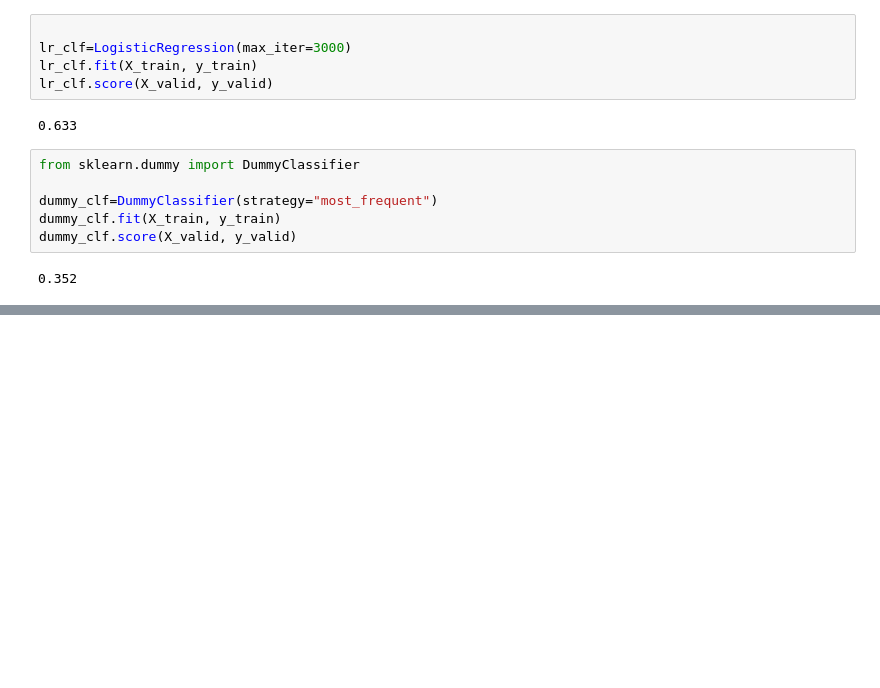
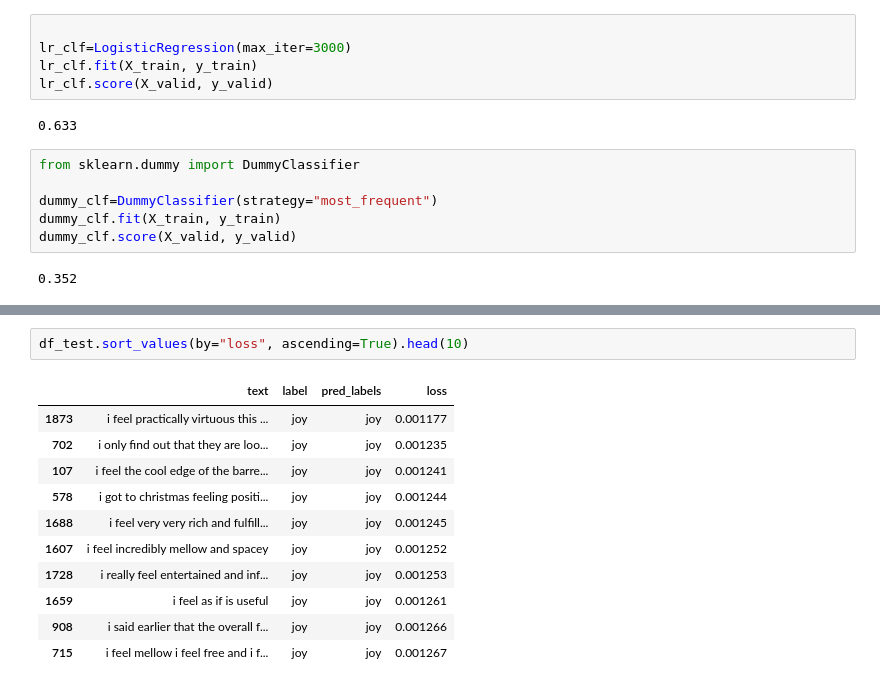
Before and after one commit to vlobaco/Transformers, a Jupyter notebook: Ch2 Text Classification.ipynb, the cells around one changed output, grey strips where cells are left out. Cells and saved outputs as stored; diff of their text form; blank space fills up the shorter version.

```diff
--- a/Ch2 Text Classification.ipynb
+++ b/Ch2 Text Classification.ipynb
@@ -267,0 +403,14 @@ dummy_clf.score(X_valid, y_valid)
+# %%
+df_test.sort_values(by="loss", ascending=True).head(10)
+# %% [output]
+|  | text | label | pred_labels | loss |
+| 1873 | i feel practically virtuous this ... | joy | joy | 0.001177 |
+| 702 | i only find out that they are loo... | joy | joy | 0.001235 |
+| 107 | i feel the cool edge of the barre... | joy | joy | 0.001241 |
+| 578 | i got to christmas feeling positi... | joy | joy | 0.001244 |
+| 1688 | i feel very very rich and fulfill... | joy | joy | 0.001245 |
+| 1607 | i feel incredibly mellow and spacey | joy | joy | 0.001252 |
+| 1728 | i really feel entertained and inf... | joy | joy | 0.001253 |
+| 1659 | i feel as if is useful | joy | joy | 0.001261 |
+| 908 | i said earlier that the overall f... | joy | joy | 0.001266 |
+| 715 | i feel mellow i feel free and i f... | joy | joy | 0.001267 |
```
Also changed, not shown: parts of 13 cells of this notebook, 1 other file.
